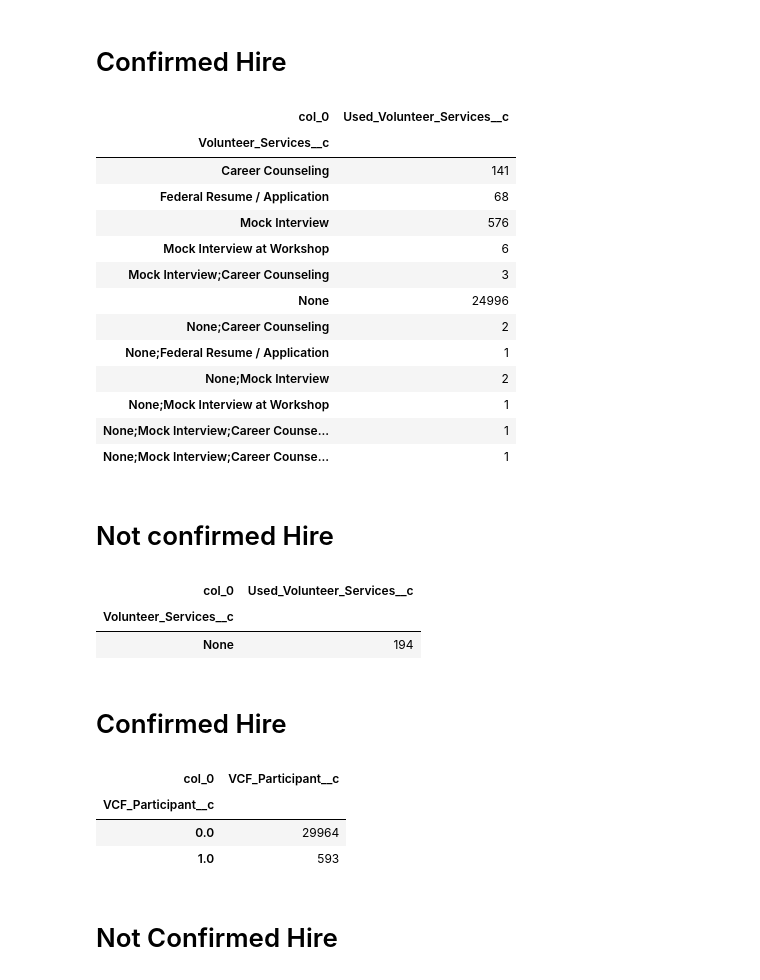
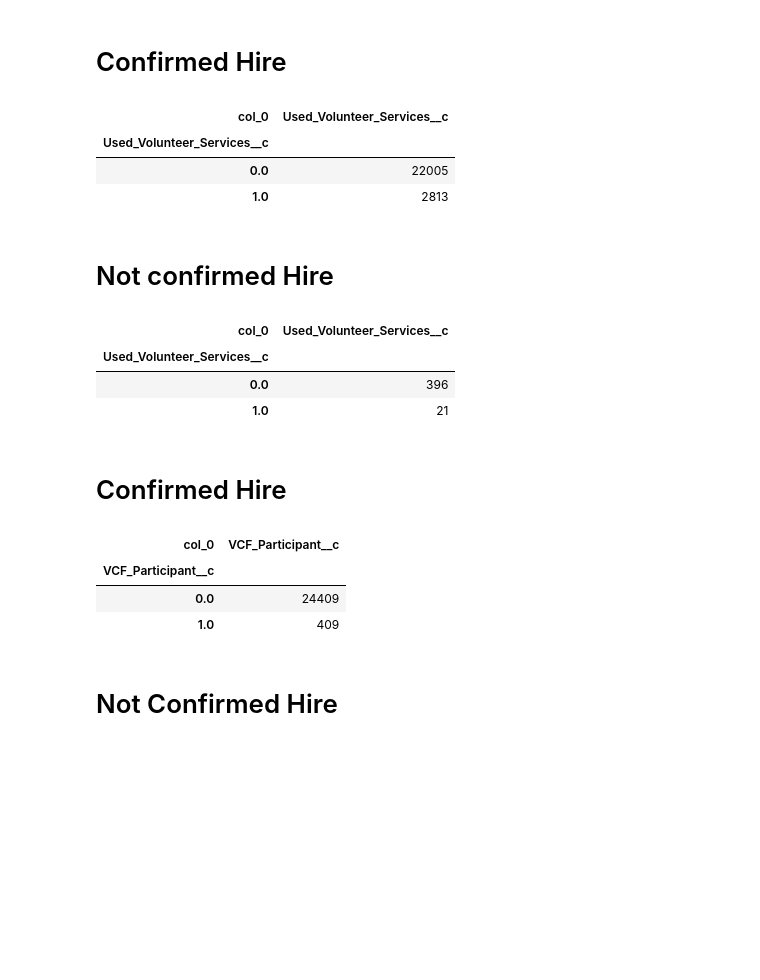
Before and after one commit to iAlhasan/DSP-Project, a Jupyter notebook: HireHero_Action_Analysis.ipynb, the cells around one changed output. Cells and saved outputs as stored; diff of their text form; code cells hidden in the pictures; blank space fills up the shorter version.

```diff
--- a/HireHero_Action_Analysis.ipynb
+++ b/HireHero_Action_Analysis.ipynb
@@ -1,7 +1,7 @@
 # %%
 import pandas as pd
 # %%
-data=pd.read_csv("full_dataset.csv",encoding='latin', low_memory=False)
+data=pd.read_csv("SalesForce_Contact.csv",encoding='latin', low_memory=False)
 # %%
 data.shape
 # %% [output]
@@ -57,8 +97,7 @@ not_confirmed_hire.shape
 # %%
-action_list=["Used_Federal_Services__c","Used_Volunteer_Services__c","Purple_Heart_Recipient__c","Active_Color__c","Assessment_Completed_By__c","Resume_Completed_By__c","Dat_Initial_Assessment_was_Completed__c","Online_Training_Participant_Date__c","Virtual_Workshop_Participant__c","On_Job_Board__c","Federal_Hire__c_x","Created_LinkedIn_account__c",
-             "Hired_with_EO_assistance__c","Updated_Resume_Complete__c","HHUSA_Workshop_Participant__c","O2O_Initial_Assessment_Complete__c","MyTrak_1_on_1_Career_Coaching_Request__c","MyTrak_Be_a_Desirable_Candidate_Complete__c",
-           "MyTrak_Essentials_Complete__c","MyTrak_Federal_Resume_Review__c","MyTrak_Is_MyTrak_Registrant__c","MyTrak_Mock_Interview_Request__c","MyTrak_Prepare_for_interview_Complete__c","Is_the_Initial_Intake_Assessment_done__c",
-            "Revised_Resume_Used_to_Apply_for_Job__c_x","Permission_to_use_job_board_granted__c","Resume_Tailoring_Tips__c","Finalized_HHUSA_revised_resume_on_file__c","Hire_Heroes_USA_Confirmed_Hire__c","VCF_Participant__c","Volunteer_Services__c","Interview_Skills__c","Value_Proposition__c"]
+action_list=["Used_Federal_Services__c","Used_Volunteer_Services__c","Assessment_Completed_By__c","Resume_Completed_By__c","Virtual_Workshop_Participant__c","On_Job_Board__c","Federal_Hire__c","Created_LinkedIn_account__c",
+             "Hired_with_EO_assistance__c","Updated_Resume_Complete__c","HHUSA_Workshop_Participant__c","O2O_Initial_Assessment_Complete__c",
+          "Is_the_Initial_Intake_Assessment_done__c","Revised_Resume_Used_to_Apply_for_Job__c","Permission_to_use_job_board_granted__c","Resume_Tailoring_Tips__c","Finalized_HHUSA_revised_resume_on_file__c","Hire_Heroes_USA_Confirmed_Hire__c","VCF_Participant__c","Interview_Skills__c","Value_Proposition__c"]
 # %%
 confirmed_hire=confirmed_hire[action_list]
 # %%
@@ -67,0 +127,2 @@ confirmed_hire.shape
+# %%
+confirmed_hire=confirmed_hire.dropna()
@@ -74,30 +181,21 @@ not_confirmed_hire.shape
 # %% [markdown]
 # Confirmed Hire
 # %%
-pd.crosstab(confirmed_hire.Volunteer_Services__c, columns=['Used_Volunteer_Services__c'])
+pd.crosstab(confirmed_hire.Used_Volunteer_Services__c, columns=['Used_Volunteer_Services__c'])
 # %% [output]
 | col_0 | Used_Volunteer_Services__c |
-| Volunteer_Services__c |  |
-| Career Counseling | 141 |
-| Federal Resume / Application | 68 |
-| Mock Interview | 576 |
-| Mock Interview at Workshop | 6 |
-| Mock Interview;Career Counseling | 3 |
-| None | 24996 |
-| None;Career Counseling | 2 |
-| None;Federal Resume / Application | 1 |
-| None;Mock Interview | 2 |
-| None;Mock Interview at Workshop | 1 |
-| None;Mock Interview;Career Counse... | 1 |
-| None;Mock Interview;Career Counse... | 1 |
+| Used_Volunteer_Services__c |  |
+| 0.0 | 22005 |
+| 1.0 | 2813 |
 # %% [markdown]
 # Not confirmed Hire
 # %%
-pd.crosstab(not_confirmed_hire.Volunteer_Services__c, columns=['Used_Volunteer_Services__c'])
+pd.crosstab(not_confirmed_hire.Used_Volunteer_Services__c, columns=['Used_Volunteer_Services__c'])
 # %% [output]
 | col_0 | Used_Volunteer_Services__c |
-| Volunteer_Services__c |  |
-| None | 194 |
+| Used_Volunteer_Services__c |  |
+| 0.0 | 396 |
+| 1.0 | 21 |
 # %% [markdown]
 # Confirmed Hire
 # %%
@@ -105,8 +203,8 @@ pd.crosstab(confirmed_hire.VCF_Participant__c, columns=['VCF_Participant__c'])
 # %% [output]
 | col_0 | VCF_Participant__c |
 | VCF_Participant__c |  |
-| 0.0 | 29964 |
-| 1.0 | 593 |
+| 0.0 | 24409 |
+| 1.0 | 409 |
 # %% [markdown]
 # Not Confirmed Hire
 # %%
```
Also changed, not shown: parts of 47 cells of this notebook.
